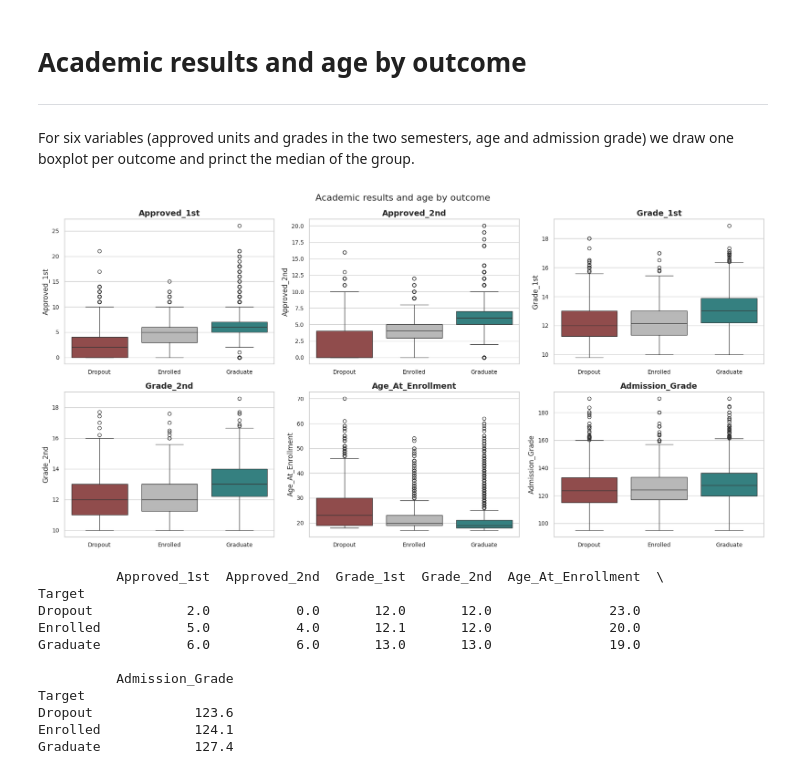
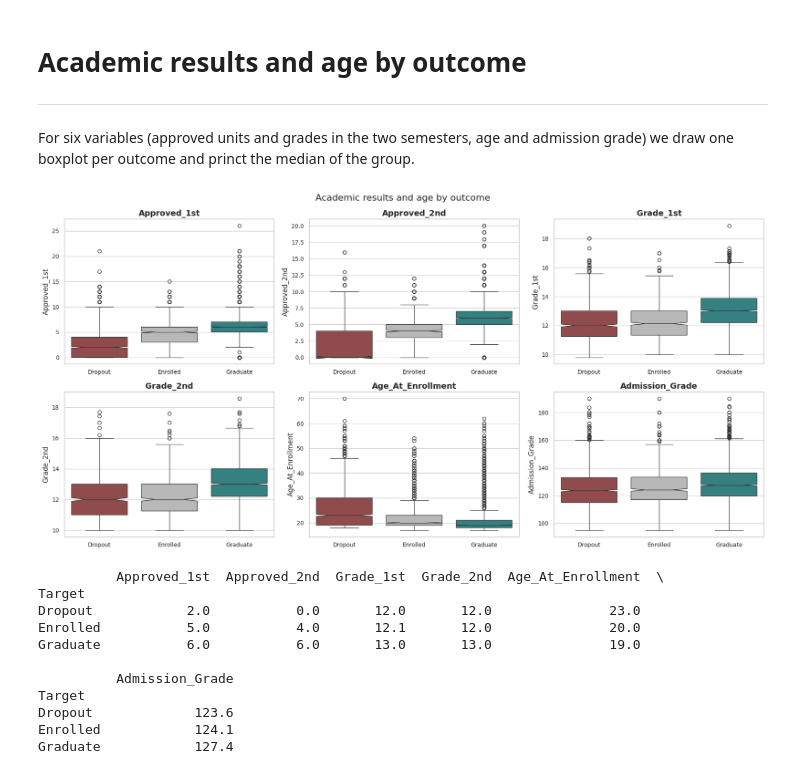
Before and after one commit to Martazzz/dropout_rate_academic_success, a Jupyter notebook: notebooks/01_cleaning_eda.ipynb, the cells around one changed output. Drawn from its saved outputs; the diff is of its cells as text; code cells hidden in the pictures.

```diff
--- a/notebooks/01_cleaning_eda.ipynb
+++ b/notebooks/01_cleaning_eda.ipynb
@@ -550,20 +550,20 @@ For six variables (approved units and grades in the two semesters, age and admis
 # %%
 box_cols = ["Approved_1st", "Approved_2nd", "Grade_1st", "Grade_2nd", "Age_At_Enrollment", "Admission_Grade"]
 
 fig, axes = plt.subplots(2, 3, figsize=(18, 9))
 for ax, col in zip(axes.flat, box_cols):
     sns.boxplot(data=data, x="Target", y=col, hue="Target", order=OUTCOME_ORDER,
-                palette=OUTCOME_PALETTE, legend=False, ax=ax)
+                palette=OUTCOME_PALETTE, legend=False, ax=ax, notch=True)
     ax.set_title(col)
     ax.set_xlabel("")
 fig.suptitle("Academic results and age by outcome", fontsize=16)
 plt.tight_layout()
 plt.savefig("figures/eda_boxplots_by_outcome.png", dpi=200, bbox_inches="tight")
 plt.show()
 
 print(data.groupby("Target", observed=True)[box_cols].median().round(1))
 # %% [output]
-[figure, old version]
+[figure, new version]
           Approved_1st  Approved_2nd  Grade_1st  Grade_2nd  Age_At_Enrollment  \
 Target
 Dropout            2.0           0.0       12.0       12.0               23.0
```
Also changed, not shown: parts of 1 cell of this notebook.
